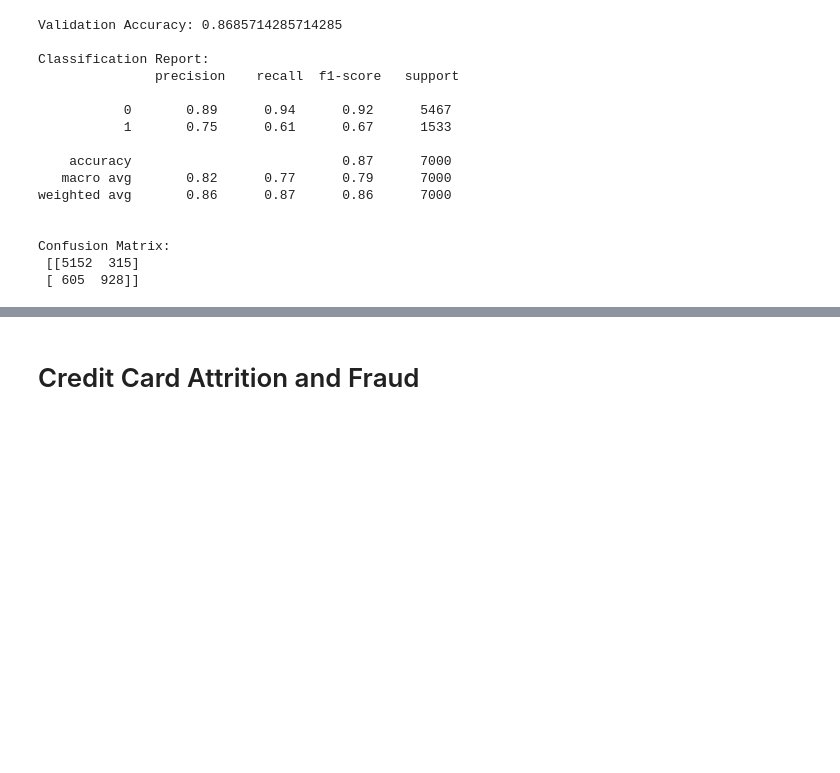
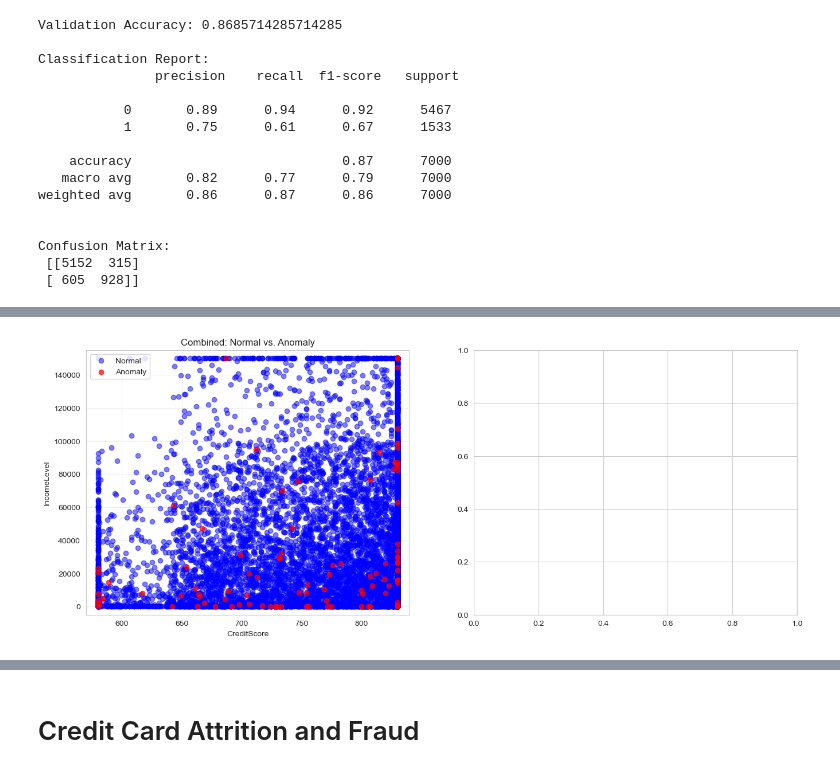
Before and after one commit to rachelletwq/inf2008-grp9-project, a Jupyter notebook: BankFraud.ipynb, the cells around one changed output, grey strips where cells are left out. Saved outputs shown, nothing was run; the diff lists cells and outputs as text; code cells hidden in the pictures; blank space fills up the shorter version.

```diff
--- a/BankFraud.ipynb
+++ b/BankFraud.ipynb
@@ -977,0 +975,7 @@ results_df.value_counts
+# %%
+isoForest = IsolationForest(contamination=0.01, random_state=42)
+isoForest.fit(Xacc)
+loanFraud_dataset["Anomaly_Score"] = isoForest.decision_function(Xacc)
+loanFraud_dataset["Anomaly"] = isoForest.predict(Xacc)
+
+pd.DataFrame({'Anomaly Score': loanFraud_dataset["Anomaly_Score"], 'Anomaly': loanFraud_dataset["Anomaly"]})
@@ -977,0 +997,88 @@ results_df.value_counts
+# %%
+# Create a scatter plot with colors based on the anomaly detection
+plt.figure(figsize=(10, 6))
+
+# Convert the anomaly predictions to a more interpretable format
+# In Isolation Forest, -1 indicates outliers and 1 indicates inliers
+outliers = (loanFraud_dataset["Anomaly"] == -1)
+
+# Choose features to plot
+feature1 = 'CreditScore'
+feature2 = 'IncomeLevel'
+
+# Create a figure with two subplots side by side
+fig, (ax1, ax2) = plt.subplots(1, 2, figsize=(16, 6))
+
+# Plot 1: Combined view (similar to your original image)
+# Plot inliers in blue
+ax1.scatter(
+    loanFraud_dataset.loc[~outliers, feature1],
+    loanFraud_dataset.loc[~outliers, feature2],
+    c='blue', label='Normal', alpha=0.5
+)
+# Plot outliers in red
+ax1.scatter(
+    loanFraud_dataset.loc[outliers, feature1],
+    loanFraud_dataset.loc[outliers, feature2],
+    c='red', label='Anomaly', alpha=0.7
+)
+ax1.set_xlabel(feature1)
+ax1.set_ylabel(feature2)
+ax1.set_title('Combined: Normal vs. Anomaly')
+ax1.legend()
+ax1.grid(True, alpha=0.3)
+
+# Create separate figure for side-by-side visualization
+fig2, (ax3, ax4) = plt.subplots(1, 2, figsize=(16, 6))
+
+# Plot 2: Only inliers (normal data)
+ax3.scatter(
+    loanFraud_dataset.loc[~outliers, feature1],
+    loanFraud_dataset.loc[~outliers, feature2],
+    c='blue', alpha=0.5
+)
+ax3.set_xlabel(feature1)
+ax3.set_ylabel(feature2)
+ax3.set_title('Normal Data Points')
+ax3.grid(True, alpha=0.3)
+
+# Plot 3: Only outliers (anomalies)
+ax4.scatter(
+    loanFraud_dataset.loc[outliers, feature1],
+    loanFraud_dataset.loc[outliers, feature2],
+    c='red', alpha=0.7
+)
+ax4.set_xlabel(feature1)
+ax4.set_ylabel(feature2)
+ax4.set_title('Anomaly Data Points')
+ax4.grid(True, alpha=0.3)
+
+# Make sure both plots use the same scale for fair comparison
+x_min = loanFraud_dataset[feature1].min() - 10
+x_max = loanFraud_dataset[feature1].max() + 10
+y_min = loanFraud_dataset[feature2].min() - 5000
+y_max = loanFraud_dataset[feature2].max() + 5000
+
+for ax in [ax1, ax3, ax4]:
+    ax.set_xlim(x_min, x_max)
+    ax.set_ylim(y_min, y_max)
+
+# Add summary statistics as text
+anomaly_stats = loanFraud_dataset[outliers].describe().round(2)
+normal_stats = loanFraud_dataset[~outliers].describe().round(2)
+
+# Print summary statistics
+print("Inliers (Normal) Statistics:")
+print(f"Count: {sum(~outliers)}")
+print(f"Average Credit Score: {normal_stats.loc['mean', 'CreditScore']}")
+print(f"Average Income: ${normal_stats.loc['mean', 'IncomeLevel']:.2f}")
+
+print("\nOutliers (Anomaly) Statistics:")
+print(f"Count: {sum(outliers)}")
+print(f"Average Credit Score: {anomaly_stats.loc['mean', 'CreditScore']}")
+print(f"Average Income: ${anomaly_stats.loc['mean', 'IncomeLevel']:.2f}")
+
+# Show the plots
+plt.tight_layout()
+plt.show()
+# %% [output]
@@ -977,0 +1095 @@ results_df.value_counts
+[figure, added]
```
Also changed, not shown: parts of 15 cells of this notebook.
